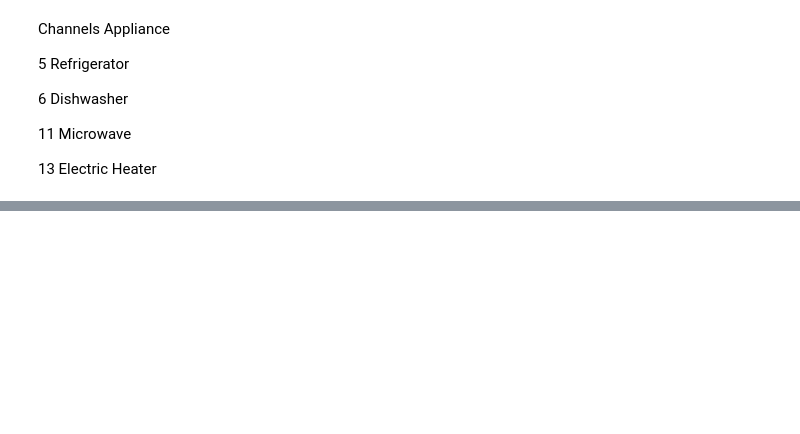
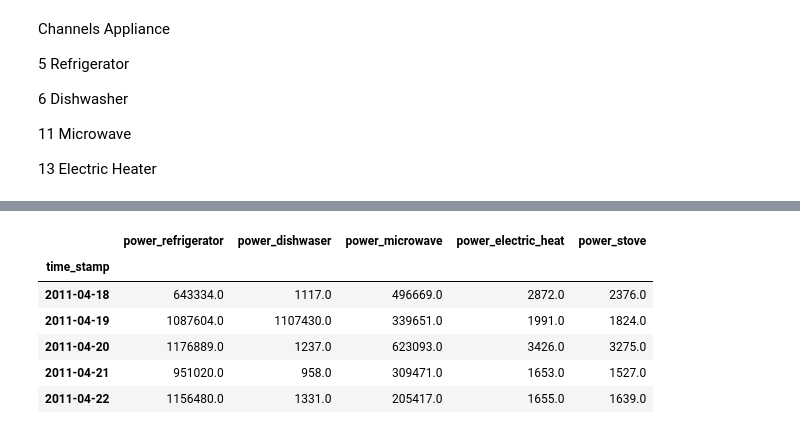
Before and after one commit to abhirammv/d3PowerData, a Jupyter notebook: data_preprocess.ipynb, the cells around one changed output, grey strips where cells are left out. Cells and saved outputs as stored; diff of their text form; code cells hidden in the pictures; blank space fills up the shorter version.

```diff
--- a/data_preprocess.ipynb
+++ b/data_preprocess.ipynb
@@ -77,0 +130,12 @@ for ch in ch_nums:
+# %%
+day_by_day = full_data.resample(rule='D', on='time_stamp').sum()
+# %%
+day_by_day.head()
+# %% [output]
+|  | power_refrigerator | power_dishwaser | power_microwave | power_electric_heat | power_stove |
+| time_stamp |  |  |  |  |  |
+| 2011-04-18 | 643334.0 | 1117.0 | 496669.0 | 2872.0 | 2376.0 |
+| 2011-04-19 | 1087604.0 | 1107430.0 | 339651.0 | 1991.0 | 1824.0 |
+| 2011-04-20 | 1176889.0 | 1237.0 | 623093.0 | 3426.0 | 3275.0 |
+| 2011-04-21 | 951020.0 | 958.0 | 309471.0 | 1653.0 | 1527.0 |
+| 2011-04-22 | 1156480.0 | 1331.0 | 205417.0 | 1655.0 | 1639.0 |
```
Also changed, not shown: parts of 23 cells of this notebook, 8 other files.
